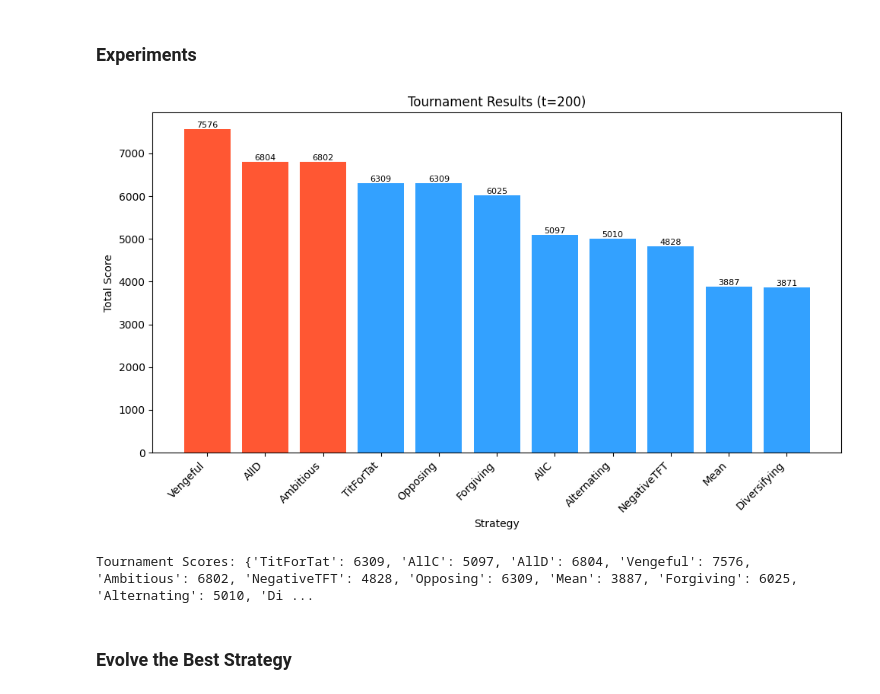
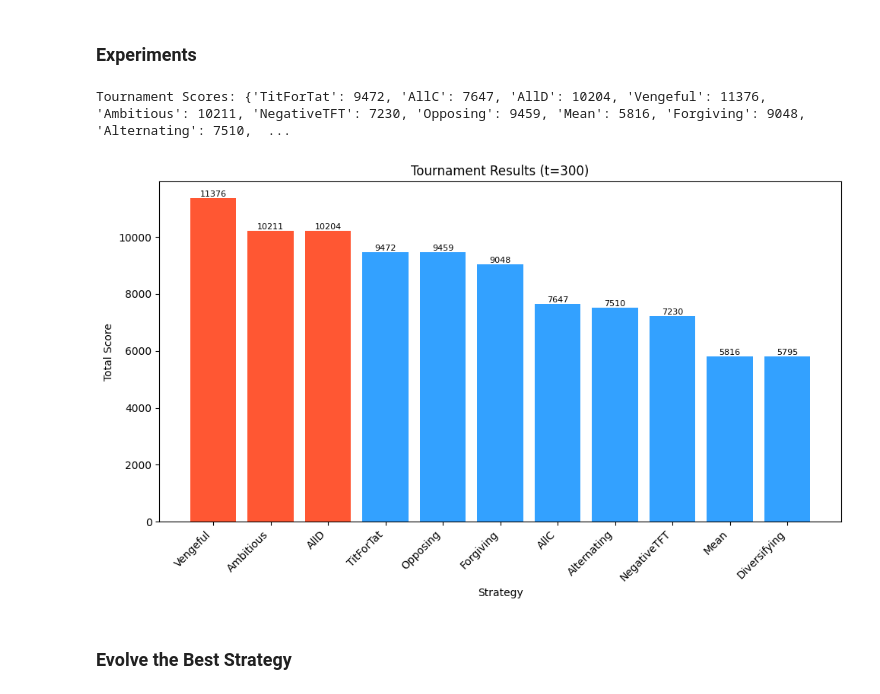
Before and after one commit to Yuchiaaa/GT_model, a Jupyter notebook: gt.ipynb, the cells around one changed output. Cells and saved outputs as stored; diff of their text form; code cells hidden in the pictures.

```diff
--- a/gt.ipynb
+++ b/gt.ipynb
@@ -190,3 +97,22 @@ def evolve_best_strategy(pop_size=20, generations=50, rounds=200,
+# %%
+def run_tournament(strategies, rounds=300, payoff_table=PAYOFF_TABLE):
+    """
+    Runs a tournament and plots the results.
+    """
+    scores = {name: 0 for name in strategies}
+    names = list(strategies.keys())
+    n = len(names)
+
+    for i in range(n):
+        for j in range(i, n):
+            name_a = names[i]
+            name_b = names[j]
+            s_a = play_game(strategies[name_a], strategies[name_b], rounds, payoff_table)
+            s_b = play_game(strategies[name_b], strategies[name_a], rounds, payoff_table)
+            scores[name_a] += s_a
+            scores[name_b] += s_b
+
+    return scores
 # %% [markdown]
 ### Genetic Algorithm Function
 # %%
@@ -342,11 +268,30 @@ class CASim(Model):
 ### Experiments
 # %%
 # Run tournament visualization
-scores = run_and_visualize_tournament(FIXED_ENV_STRATEGIES, rounds=200)
+rounds = 300
+scores = run_tournament(FIXED_ENV_STRATEGIES, rounds=rounds)
 print("Tournament Scores:", scores)
+sorted_scores = sorted(scores.items(), key=lambda item: item[1], reverse=True)
+sorted_names = [item[0] for item in sorted_scores]
+sorted_values = [item[1] for item in sorted_scores]
+
+plt.figure(figsize=(10, 6))
+colors = ['#FF5733' if i < 3 else '#33A1FF' for i in range(len(sorted_names))]
+bars = plt.bar(sorted_names, sorted_values, color=colors)
+plt.xlabel('Strategy')
+plt.ylabel('Total Score')
+plt.title(f'Tournament Results (t={rounds})')
+plt.xticks(rotation=45, ha='right')
+
+for bar in bars:
+    yval = bar.get_height()
+    plt.text(bar.get_x() + bar.get_width()/2, yval, int(yval), va='bottom', ha='center', fontsize=8)
+
+plt.tight_layout()
+plt.show()
 # %% [output]
+Tournament Scores: {'TitForTat': 9472, 'AllC': 7647, 'AllD': 10204, 'Vengeful': 11376, 'Ambitious': 10211, 'NegativeTFT': 7230, 'Opposing': 9459, 'Mean': 5816, 'Forgiving': 9048, 'Alternating': 7510,  ...
-[figure, old version]
+[figure, new version]
-Tournament Scores: {'TitForTat': 6309, 'AllC': 5097, 'AllD': 6804, 'Vengeful': 7576, 'Ambitious': 6802, 'NegativeTFT': 4828, 'Opposing': 6309, 'Mean': 3887, 'Forgiving': 6025, 'Alternating': 5010, 'Di ...
 # %% [markdown]
 ### Evolve the Best Strategy
 # %%
```
Also changed, not shown: parts of 2 cells of this notebook, 1 other file.
